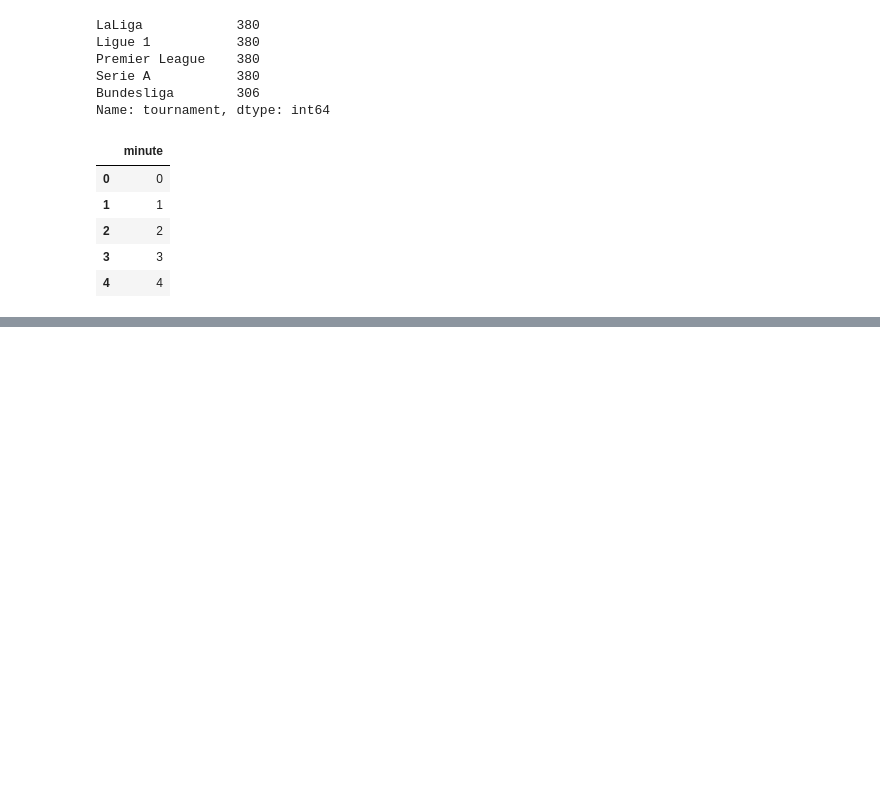
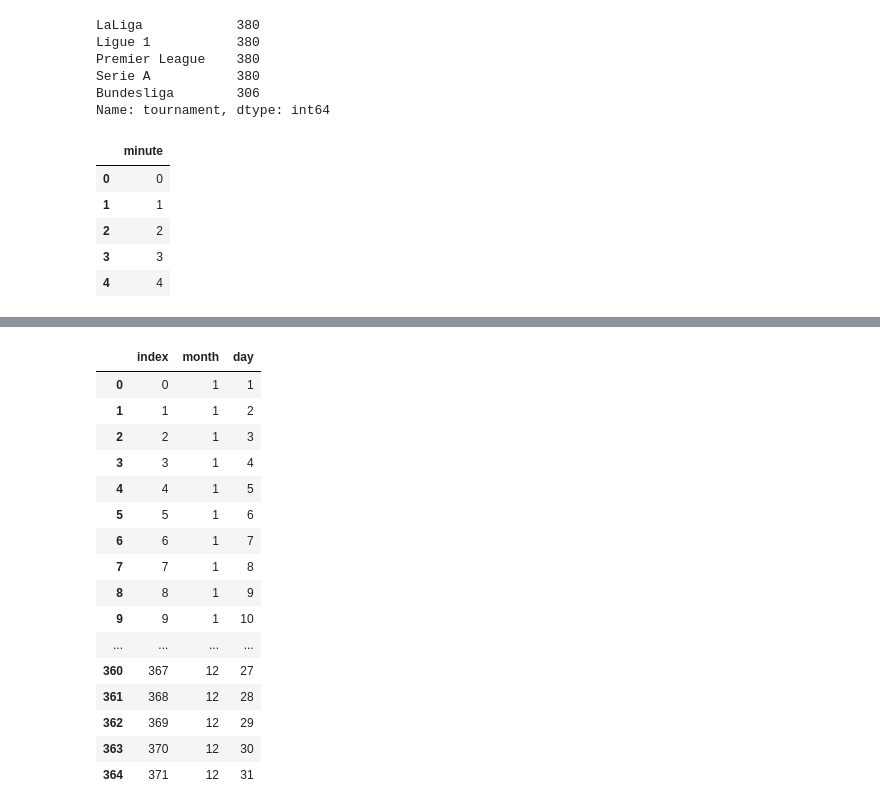
Before and after one commit to MandarParkar/DBA-Project, a Jupyter notebook: Historical Data Creation.ipynb, the cells around one changed output, grey strips where cells are left out. Saved outputs shown, nothing was run; the diff lists cells and outputs as text; code cells hidden in the pictures; blank space fills up the shorter version.

```diff
--- a/Historical Data Creation.ipynb
+++ b/Historical Data Creation.ipynb
@@ -261,0 +167,25 @@ df_cross.to_csv('.')
+# %%
+month = pd.DataFrame(np.arange(1, 13, 1), columns=['month'])
+day = pd.DataFrame(np.arange(1, 32, 1), columns=['day'])
+date_df = month.merge(day, how='cross')
+date_df = date_df.loc[~(((date_df.month==2) & (date_df.day>28)) |
+                        ((date_df.month.isin([4, 6, 9, 11])) & (date_df.day>30))), :].reset_index()
+date_df
+# %% [output]
+|  | index | month | day |
+| 0 | 0 | 1 | 1 |
+| 1 | 1 | 1 | 2 |
+| 2 | 2 | 1 | 3 |
+| 3 | 3 | 1 | 4 |
+| 4 | 4 | 1 | 5 |
+| 5 | 5 | 1 | 6 |
+| 6 | 6 | 1 | 7 |
+| 7 | 7 | 1 | 8 |
+| 8 | 8 | 1 | 9 |
+| 9 | 9 | 1 | 10 |
+| ... | ... | ... | ... |
+| 360 | 367 | 12 | 27 |
+| 361 | 368 | 12 | 28 |
+| 362 | 369 | 12 | 29 |
+| 363 | 370 | 12 | 30 |
+| 364 | 371 | 12 | 31 |
```
Also changed, not shown: parts of 21 cells of this notebook, 2 other files.
